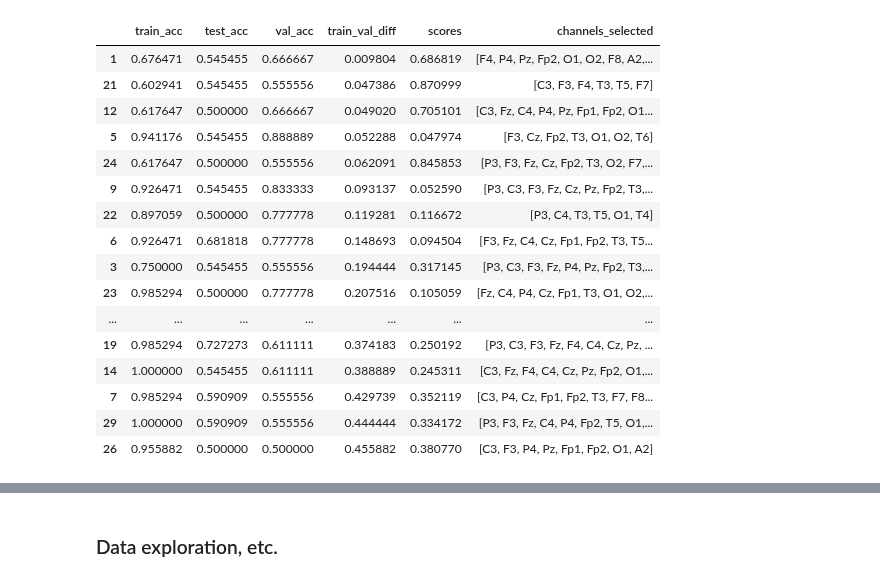
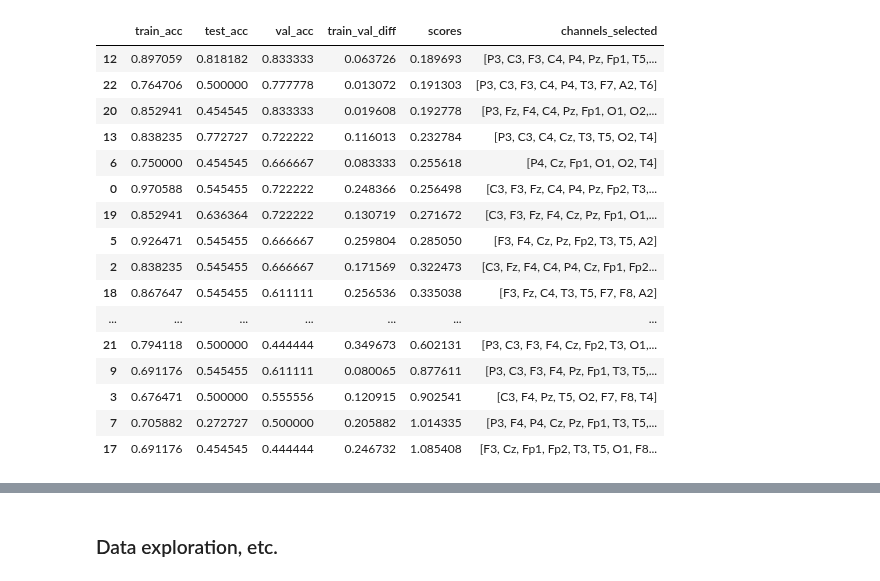
Before and after one commit to Pauligtech/PiEEG_Miniaturization, a Jupyter notebook: model_optimization_tests/shallow_conv_net_test.ipynb, the cells around one changed output, grey strips where cells are left out. Drawn from its saved outputs; the diff is of its cells as text; code cells hidden in the pictures.

```diff
--- a/model_optimization_tests/shallow_conv_net_test.ipynb
+++ b/model_optimization_tests/shallow_conv_net_test.ipynb
@@ -350,31 +334,37 @@ def lstm_net(nb_classes = NUM_CLASSES, channels = NUM_CHANNELS, samples = NUM_SA
 
     return model
 
-def lstm_cnn_net(nb_classes = NUM_CLASSES, channels = NUM_CHANNELS, samples = NUM_SAMPLES, dropout_rate_1 = 0.5, dropout_rate_2 = 0.5):
+def lstm_cnn_net(nb_classes = NUM_CLASSES, channels = NUM_CHANNELS, samples = NUM_SAMPLES, **kwargs):
+
+    _CONV1D_1_UNITS_ = kwargs.get("conv1d_1_units", 40)
+    _CONV1D_1_KERNEL_SIZE_ = kwargs.get("conv1d_1_kernel_size", 20)
+    _CONV1D_1_STRIDES_ = kwargs.get("conv1d_1_strides", 4)
+    _CONV1D_1_MAXPOOL_SIZE_ = kwargs.get("conv1d_1_maxpool_size", 4)
+    _CONV1D_1_MAXPOOL_STRIDES_ = kwargs.get("conv1d_1_maxpool_strides", 4)
+    _LSTM_1_UNITS_ = kwargs.get("lstm_1_units", 50)
+    _L2_REG_1_ = kwargs.get("l2_reg_1", 0.01)
+    _L2_REG_2_ = kwargs.get("l2_reg_2", 0.01)
+    _L2_REG_3_ = kwargs.get("l2_reg_3", 0.01)
+    _DROPOUT_RATE_1_ = kwargs.get("dropout_rate_1", 0.5)
+    _DROPOUT_RATE_2_ = kwargs.get("dropout_rate_2", 0.5)
+
     model = Sequential()
     model.add(Input(shape=(samples, channels)))
 
     # add 1-layer cnn
-    # model.add(Conv1D(40, kernel_size=20, strides=4))
-    model.add(Conv1D(40, kernel_size=20, strides=4))
-    # model.add(Conv1D(40, kernel_size=20, strides=4, kernel_regularizer=keras.regularizers.L2(0.001), activity_regularizer=keras.regularizers.L2(0.001)))
+    model.add(Conv1D(_CONV1D_1_UNITS_, kernel_size=_CONV1D_1_KERNEL_SIZE_, strides=_CONV1D_1_STRIDES_, kernel_regularizer=keras.regularizers.L2(_L2_REG_1_)))
     model.add(Activation('relu'))
-    model.add(Dropout(dropout_rate_1))
+    model.add(Dropout(_DROPOUT_RATE_1_))
     model.add(BatchNormalization())
-    model.add(MaxPooling1D(pool_size=4, strides=4))
+    model.add(MaxPooling1D(pool_size=_CONV1D_1_MAXPOOL_SIZE_, strides=_CONV1D_1_MAXPOOL_STRIDES_))
 
 
     # add 1-layer lstm
-    # model.add(LSTM(50, return_sequences=True, stateful=False))
-    model.add(LSTM(128, return_sequences=True, stateful=False))
-    # model.add(LSTM(50, return_sequences=True, stateful=False, kernel_regularizer=keras.regularizers.L2(0.01)))
-    # model.add(LSTM(128, return_sequences=True, stateful=False))
-    # model.add(LSTM(32, return_sequences=True, stateful=False))
-    model.add(Dropout(dropout_rate_2))
+    model.add(LSTM(_LSTM_1_UNITS_, return_sequences=True, stateful=False, kernel_regularizer=keras.regularizers.L2(_L2_REG_2_)))
+    model.add(Dropout(_DROPOUT_RATE_2_))
     model.add(BatchNormalization())
     model.add(Flatten())
-    model.add(Dense(nb_classes, activation='softmax'))
-    # model.add(Dense(nb_classes, activation='softmax', kernel_regularizer=keras.regularizers.L2(0.01)))
+    model.add(Dense(nb_classes, activation='softmax', kernel_regularizer=keras.regularizers.L2(_L2_REG_3_)))
 
     return model
 
@@ -417,7 +407,7 @@ for train, test in kfold.split(X_train, y_train):
                 X_train[train],
                 y_train[train],
                 batch_size=64,
-                epochs=100,
+                epochs=25,
                 validation_data=(X_train[test], y_encoded[test]),
                 # validation_split=0.2,
                 shuffle=True,
@@ -769,42 +795,42 @@ Adding metadata with 3 columns
 # %%
 trial_metrics_dict = {
     "train_acc": [],
     "test_acc": [],
     "val_acc": [],
     "train_val_diff": [],
     "scores": [],
     "channels_selected": [],
 }
 for i, trial in enumerate(study.trials_dataframe().itertuples()):
     trial_user_attrs = trial.user_attrs_trial_data
     trial_metrics_dict["scores"].append(trial.value)
     trial_metrics_dict["train_acc"].append(np.max(trial_user_attrs['train_accuracy']))
     trial_metrics_dict["test_acc"].append(trial_user_attrs['test_accuracy'])
     trial_metrics_dict["val_acc"].append(np.max(trial_user_attrs['val_accuracy']))
     trial_metrics_dict["channels_selected"].append(trial_user_attrs['channels_selected'])
     trial_metrics_dict["train_val_diff"].append(abs(np.max(trial_user_attrs['train_accuracy']) - np.max(trial_user_attrs['val_accuracy'])))
 trial_metrics_df = pd.DataFrame(trial_metrics_dict)
 # trial_metrics_df.sort_values("test_acc", ascending=False)
-# trial_metrics_df.sort_values("scores", ascending=True)
-trial_metrics_df.sort_values("train_val_diff", ascending=True)
+trial_metrics_df.sort_values("scores", ascending=True)
+# trial_metrics_df.sort_values("train_val_diff", ascending=True)
 # %% [output]
 |  | train_acc | test_acc | val_acc | train_val_diff | scores | channels_selected |
-| 1 | 0.676471 | 0.545455 | 0.666667 | 0.009804 | 0.686819 | [F4, P4, Pz, Fp2, O1, O2, F8, A2,... |
-| 21 | 0.602941 | 0.545455 | 0.555556 | 0.047386 | 0.870999 | [C3, F3, F4, T3, T5, F7] |
-| 12 | 0.617647 | 0.500000 | 0.666667 | 0.049020 | 0.705101 | [C3, Fz, C4, P4, Pz, Fp1, Fp2, O1... |
-| 5 | 0.941176 | 0.545455 | 0.888889 | 0.052288 | 0.047974 | [F3, Cz, Fp2, T3, O1, O2, T6] |
-| 24 | 0.617647 | 0.500000 | 0.555556 | 0.062091 | 0.845853 | [P3, F3, Fz, Cz, Fp2, T3, O2, F7,... |
-| 9 | 0.926471 | 0.545455 | 0.833333 | 0.093137 | 0.052590 | [P3, C3, F3, Fz, Cz, Pz, Fp2, T3,... |
-| 22 | 0.897059 | 0.500000 | 0.777778 | 0.119281 | 0.116672 | [P3, C4, T3, T5, O1, T4] |
-| 6 | 0.926471 | 0.681818 | 0.777778 | 0.148693 | 0.094504 | [F3, Fz, C4, Cz, Fp1, Fp2, T3, T5... |
-| 3 | 0.750000 | 0.545455 | 0.555556 | 0.194444 | 0.317145 | [P3, C3, F3, Fz, P4, Pz, Fp2, T3,... |
-| 23 | 0.985294 | 0.500000 | 0.777778 | 0.207516 | 0.105059 | [Fz, C4, P4, Cz, Fp1, T3, O1, O2,... |
+| 12 | 0.897059 | 0.818182 | 0.833333 | 0.063726 | 0.189693 | [P3, C3, F3, C4, P4, Pz, Fp1, T5,... |
+| 22 | 0.764706 | 0.500000 | 0.777778 | 0.013072 | 0.191303 | [P3, C3, F3, C4, P4, T3, F7, A2, T6] |
+| 20 | 0.852941 | 0.454545 | 0.833333 | 0.019608 | 0.192778 | [P3, Fz, F4, C4, Pz, Fp1, O1, O2,... |
+| 13 | 0.838235 | 0.772727 | 0.722222 | 0.116013 | 0.232784 | [P3, C3, C4, Cz, T3, T5, O2, T4] |
+| 6 | 0.750000 | 0.454545 | 0.666667 | 0.083333 | 0.255618 | [P4, Cz, Fp1, O1, O2, T4] |
+| 0 | 0.970588 | 0.545455 | 0.722222 | 0.248366 | 0.256498 | [C3, F3, Fz, C4, P4, Pz, Fp2, T3,... |
+| 19 | 0.852941 | 0.636364 | 0.722222 | 0.130719 | 0.271672 | [C3, F3, Fz, F4, Cz, Pz, Fp1, O1,... |
+| 5 | 0.926471 | 0.545455 | 0.666667 | 0.259804 | 0.285050 | [F3, F4, Cz, Pz, Fp2, T3, T5, A2] |
+| 2 | 0.838235 | 0.545455 | 0.666667 | 0.171569 | 0.322473 | [C3, Fz, F4, C4, P4, Cz, Fp1, Fp2... |
+| 18 | 0.867647 | 0.545455 | 0.611111 | 0.256536 | 0.335038 | [F3, Fz, C4, T3, T5, F7, F8, A2] |
 | ... | ... | ... | ... | ... | ... | ... |
-| 19 | 0.985294 | 0.727273 | 0.611111 | 0.374183 | 0.250192 | [P3, C3, F3, Fz, F4, C4, Cz, Pz, ... |
-| 14 | 1.000000 | 0.545455 | 0.611111 | 0.388889 | 0.245311 | [C3, Fz, F4, C4, Cz, Pz, Fp2, O1,... |
-| 7 | 0.985294 | 0.590909 | 0.555556 | 0.429739 | 0.352119 | [C3, P4, Cz, Fp1, Fp2, T3, F7, F8... |
-| 29 | 1.000000 | 0.590909 | 0.555556 | 0.444444 | 0.334172 | [P3, F3, Fz, C4, P4, Fp2, T5, O1,... |
-| 26 | 0.955882 | 0.500000 | 0.500000 | 0.455882 | 0.380770 | [C3, F3, P4, Pz, Fp1, Fp2, O1, A2] |
+| 21 | 0.794118 | 0.500000 | 0.444444 | 0.349673 | 0.602131 | [P3, C3, F3, F4, Cz, Fp2, T3, O1,... |
+| 9 | 0.691176 | 0.545455 | 0.611111 | 0.080065 | 0.877611 | [P3, C3, F3, F4, Pz, Fp1, T3, T5,... |
+| 3 | 0.676471 | 0.500000 | 0.555556 | 0.120915 | 0.902541 | [C3, F4, Pz, T5, O2, F7, F8, T4] |
+| 7 | 0.705882 | 0.272727 | 0.500000 | 0.205882 | 1.014335 | [P3, F4, P4, Cz, Pz, Fp1, T3, T5,... |
+| 17 | 0.691176 | 0.454545 | 0.444444 | 0.246732 | 1.085408 | [F3, Cz, Fp1, Fp2, T3, T5, O1, F8... |
 # %%
 max_val_acc = trial_metrics_df.sort_values("val_acc", ascending=False).query("train_acc > val_acc")[:10].sort_values('train_acc', ascending=False)["val_acc"].max()
 trial_metrics_df.sort_values("val_acc", ascending=False).query("train_acc > val_acc")[:10].sort_values('train_acc', ascending=False).query(f"val_acc == {max_val_acc}")
```
Also changed, not shown: parts of 18 cells of this notebook, 7 other files.
